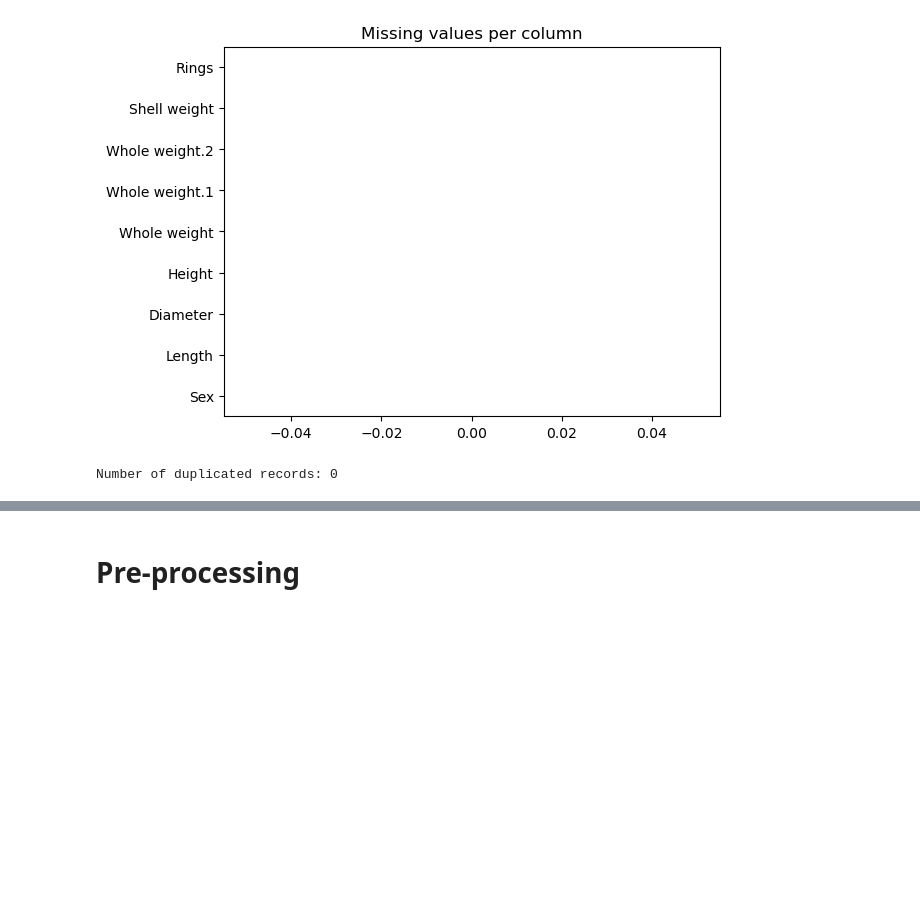
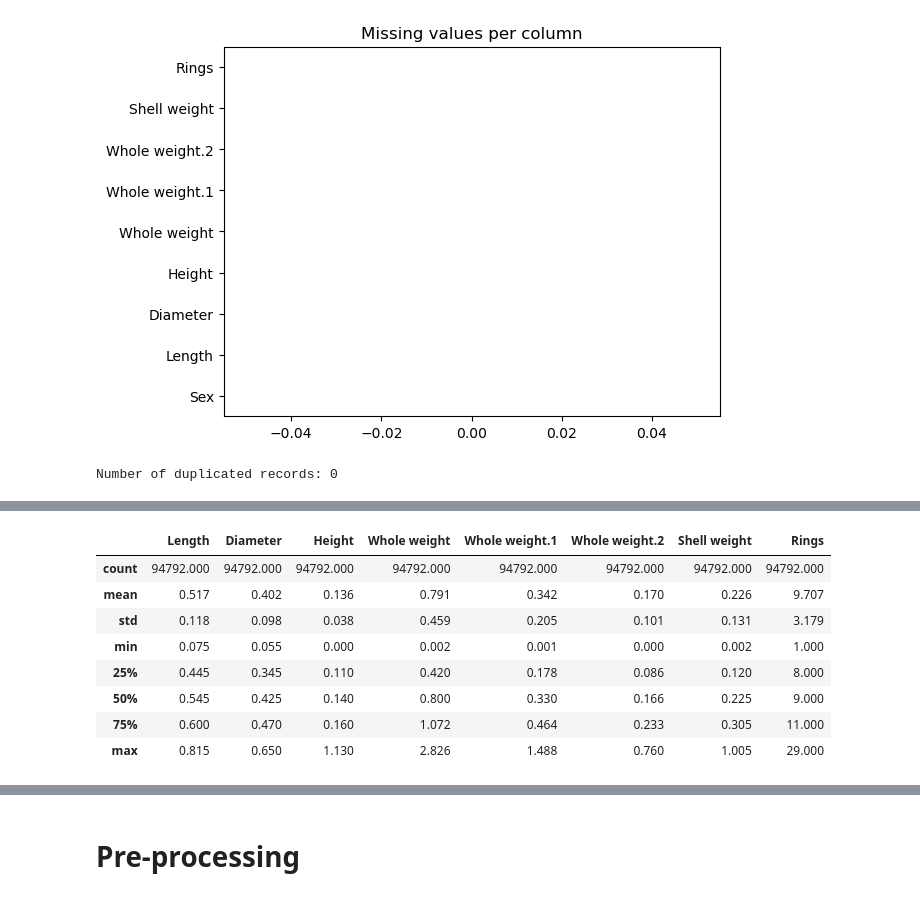
Before and after one commit to raydiwill/Abalone-Regression-KaggleC, a Jupyter notebook: model.ipynb, the cells around one changed output, grey strips where cells are left out. Drawn from its saved outputs; the diff is of its cells as text; code cells hidden in the pictures; blank space fills up the shorter version.

```diff
--- a/model.ipynb
+++ b/model.ipynb
@@ -92,0 +110,4 @@ Number of duplicated records: 0
+# %%
+# Select only numerical
+numerical_columns = list(df.select_dtypes(include=['float64', 'int64']))
+numerical_columns
@@ -92,0 +123,12 @@ Number of duplicated records: 0
+# %%
+df[numerical_columns].describe().round(3)
+# %% [output]
+|  | Length | Diameter | Height | Whole weight | Whole weight.1 | Whole weight.2 | Shell weight | Rings |
+| count | 94792.000 | 94792.000 | 94792.000 | 94792.000 | 94792.000 | 94792.000 | 94792.000 | 94792.000 |
+| mean | 0.517 | 0.402 | 0.136 | 0.791 | 0.342 | 0.170 | 0.226 | 9.707 |
+| std | 0.118 | 0.098 | 0.038 | 0.459 | 0.205 | 0.101 | 0.131 | 3.179 |
+| min | 0.075 | 0.055 | 0.000 | 0.002 | 0.001 | 0.000 | 0.002 | 1.000 |
+| 25% | 0.445 | 0.345 | 0.110 | 0.420 | 0.178 | 0.086 | 0.120 | 8.000 |
+| 50% | 0.545 | 0.425 | 0.140 | 0.800 | 0.330 | 0.166 | 0.225 | 9.000 |
+| 75% | 0.600 | 0.470 | 0.160 | 1.072 | 0.464 | 0.233 | 0.305 | 11.000 |
+| max | 0.815 | 0.650 | 1.130 | 2.826 | 1.488 | 0.760 | 1.005 | 29.000 |
```
Also changed, not shown: parts of 9 cells of this notebook.
